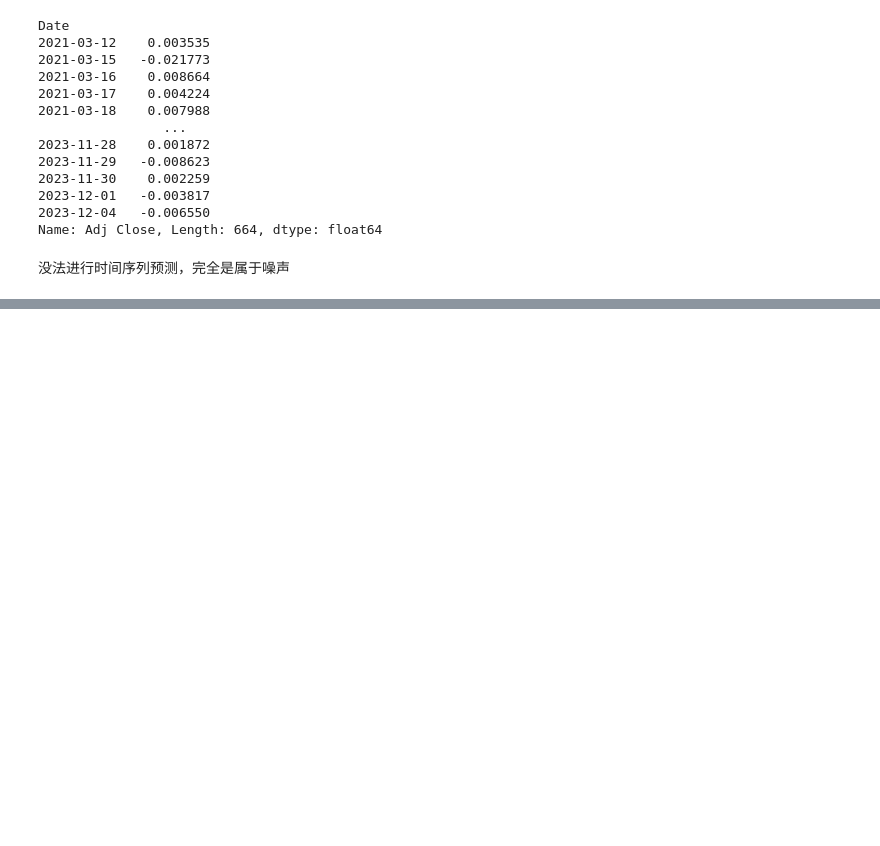
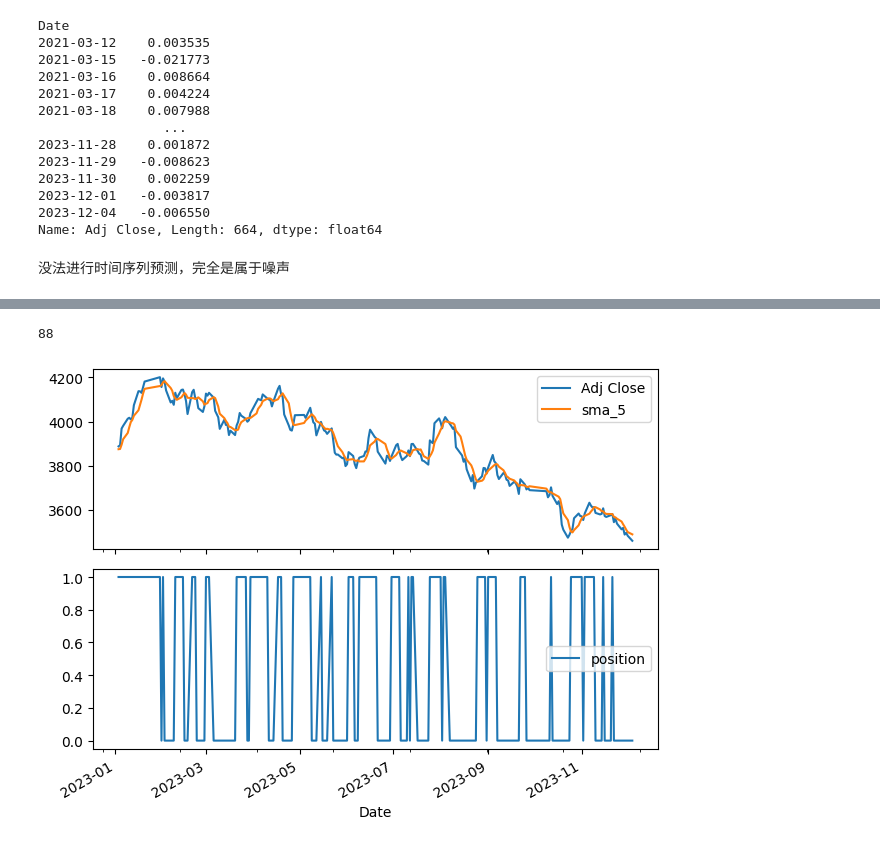
Before and after one commit to JPL-JUNO/Data-Analysis-and-Science, a Jupyter notebook: TSFP/code/000300.ipynb, the cells around one changed output, grey strips where cells are left out. Cells and saved outputs as stored; diff of their text form; code cells hidden in the pictures; blank space fills up the shorter version.

```diff
--- a/TSFP/code/000300.ipynb
+++ b/TSFP/code/000300.ipynb
@@ -80,0 +95,5 @@ Name: Adj Close, Length: 664, dtype: float64
+# %%
+df.loc[:, ['log_rtn']] = df['Adj Close'].apply(np.log).diff(1)
+df.loc[:, ['sma_5']] = df['Adj Close'].rolling(window=5).mean()
+df.loc[:, ['sma_10']] = df['Adj Close'].rolling(window=10).mean()
+df.tail()
@@ -80,0 +108,3 @@ Name: Adj Close, Length: 664, dtype: float64
+# %%
+df.loc[:, ['position']] = (df['Adj Close'] > df['sma_5']).astype(int)
+df
@@ -80,0 +126,4 @@ Name: Adj Close, Length: 664, dtype: float64
+# %%
+df = df.dropna()
+df.loc[:, 'position_short'] = np.where(df['Adj Close'] > df['sma_5'], 1, -1)
+df.head()
@@ -80,0 +138,4 @@ Name: Adj Close, Length: 664, dtype: float64
+# %%
+df = df.dropna()
+df.loc[:, 'position_5>10'] = np.where(df['sma_5'] > df['sma_10'], 1, -1)
+df.head()
@@ -80,0 +150,12 @@ Name: Adj Close, Length: 664, dtype: float64
+# %%
+sum((df['position'] == 1 ) & (df['position'].shift(1) == 0))
+# %% [output]
+88
+# %%
+fig, ax = plt.subplots(2, sharex=True)
+df.loc['2023', ['Adj Close', 'sma_5']].plot(ax=ax[0])
+df.loc['2023', ['position']].plot(ax=ax[1])
+fig.autofmt_xdate()
+plt.tight_layout()
+# %% [output]
+[figure, added]
```
Also changed, not shown: parts of 18 cells of this notebook, 1 other file.
